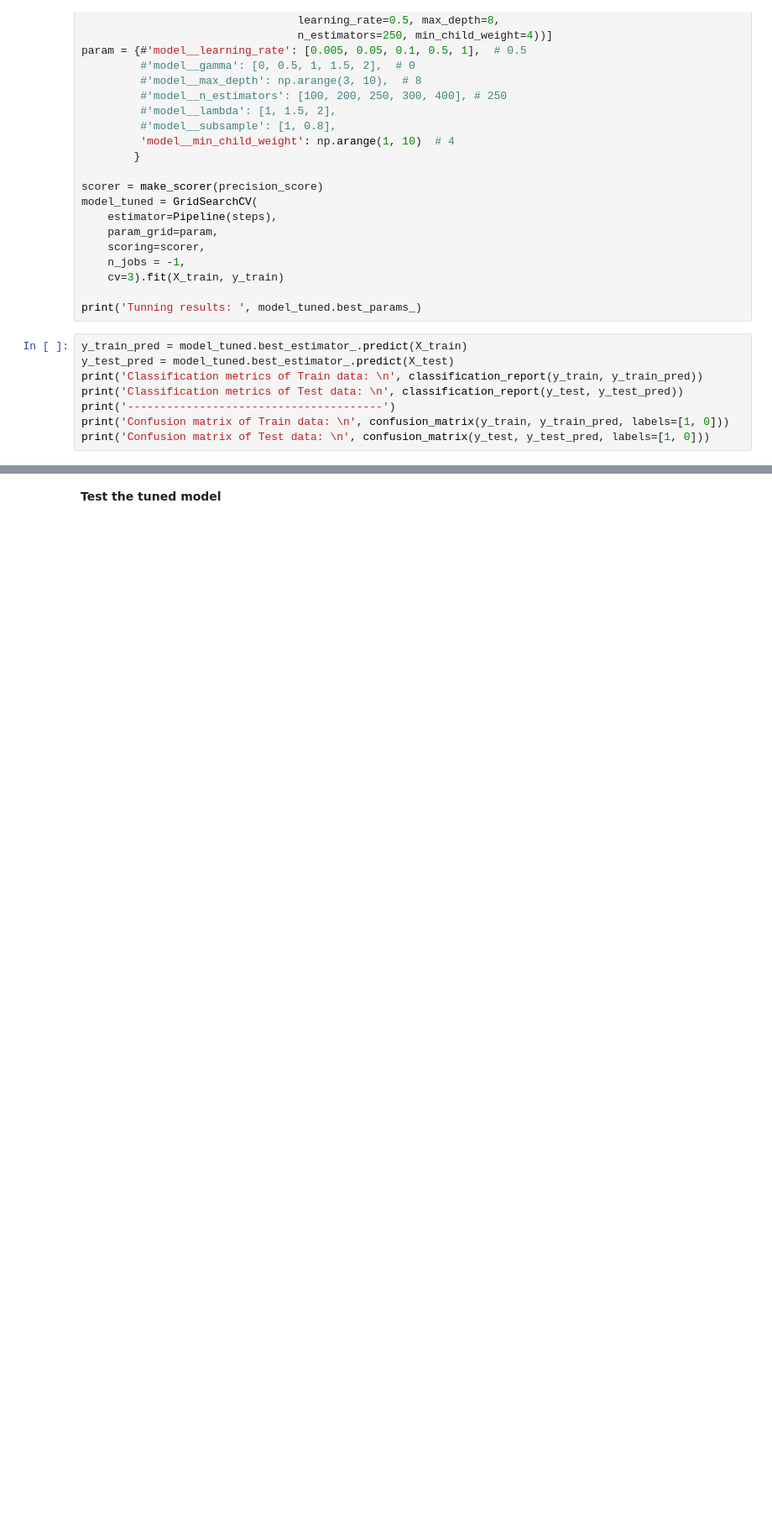
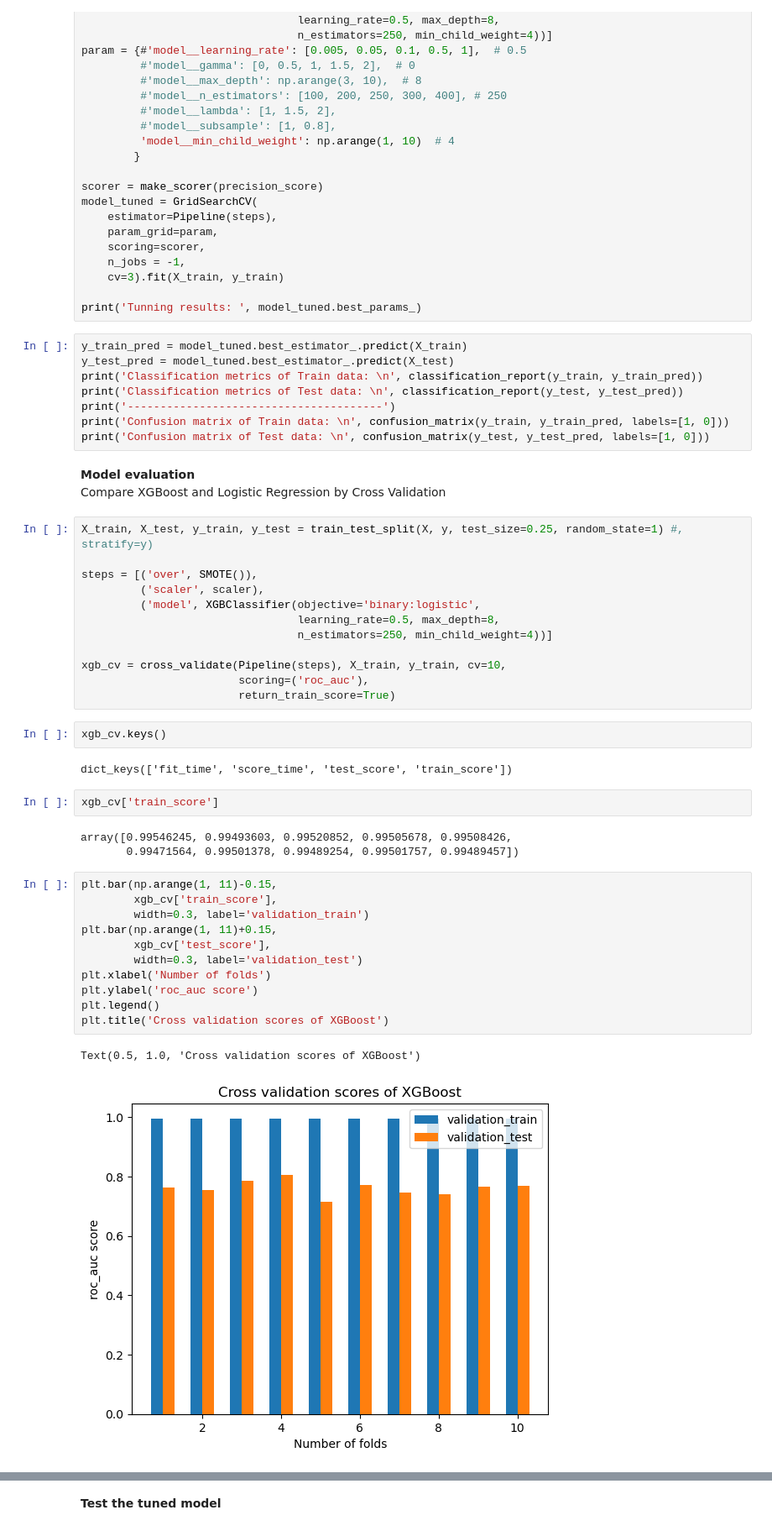
Before and after one commit to ZhixingRuan/credit-card-approval_project, a Jupyter notebook: model_2_modelling.ipynb, the cells around one changed output, grey strips where cells are left out. Shown: that part at 84% size. Saved outputs shown, nothing was run; the diff lists cells and outputs as text; blank space fills up the shorter version.

```diff
--- a/model_2_modelling.ipynb
+++ b/model_2_modelling.ipynb
@@ -270,3 +295,41 @@ print('Classification metrics of Test data: \n', classification_report(y_test, y
 print('---------------------------------------')
 print('Confusion matrix of Train data: \n', confusion_matrix(y_train, y_train_pred, labels=[1, 0]))
 print('Confusion matrix of Test data: \n', confusion_matrix(y_test, y_test_pred, labels=[1, 0]))
+# %% [markdown]
+**Model evaluation**
+Compare XGBoost and Logistic Regression by Cross Validation
+# %%
+X_train, X_test, y_train, y_test = train_test_split(X, y, test_size=0.25, random_state=1) #, stratify=y)
+
+steps = [('over', SMOTE()),
+         ('scaler', scaler),
+         ('model', XGBClassifier(objective='binary:logistic',
+                                 learning_rate=0.5, max_depth=8,
+                                 n_estimators=250, min_child_weight=4))]
+
+xgb_cv = cross_validate(Pipeline(steps), X_train, y_train, cv=10,
+                        scoring=('roc_auc'),
+                        return_train_score=True)
+# %%
+xgb_cv.keys()
+# %% [output]
+dict_keys(['fit_time', 'score_time', 'test_score', 'train_score'])
+# %%
+xgb_cv['train_score']
+# %% [output]
+array([0.99546245, 0.99493603, 0.99520852, 0.99505678, 0.99508426,
+       0.99471564, 0.99501378, 0.99489254, 0.99501757, 0.99489457])
+# %%
+plt.bar(np.arange(1, 11)-0.15,
+        xgb_cv['train_score'],
+        width=0.3, label='validation_train')
+plt.bar(np.arange(1, 11)+0.15,
+        xgb_cv['test_score'],
+        width=0.3, label='validation_test')
+plt.xlabel('Number of folds')
+plt.ylabel('roc_auc score')
+plt.legend()
+plt.title('Cross validation scores of XGBoost')
+# %% [output]
+Text(0.5, 1.0, 'Cross validation scores of XGBoost')
+[figure, added]
```
Also changed, not shown: parts of 18 cells of this notebook, 8 other files.
